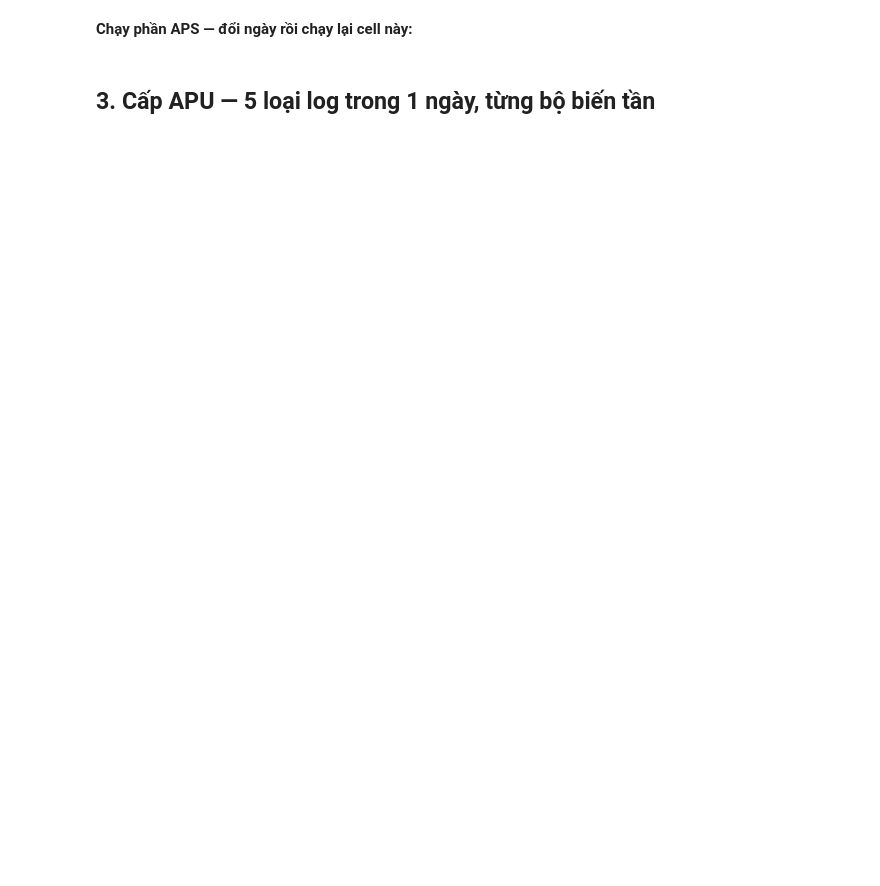
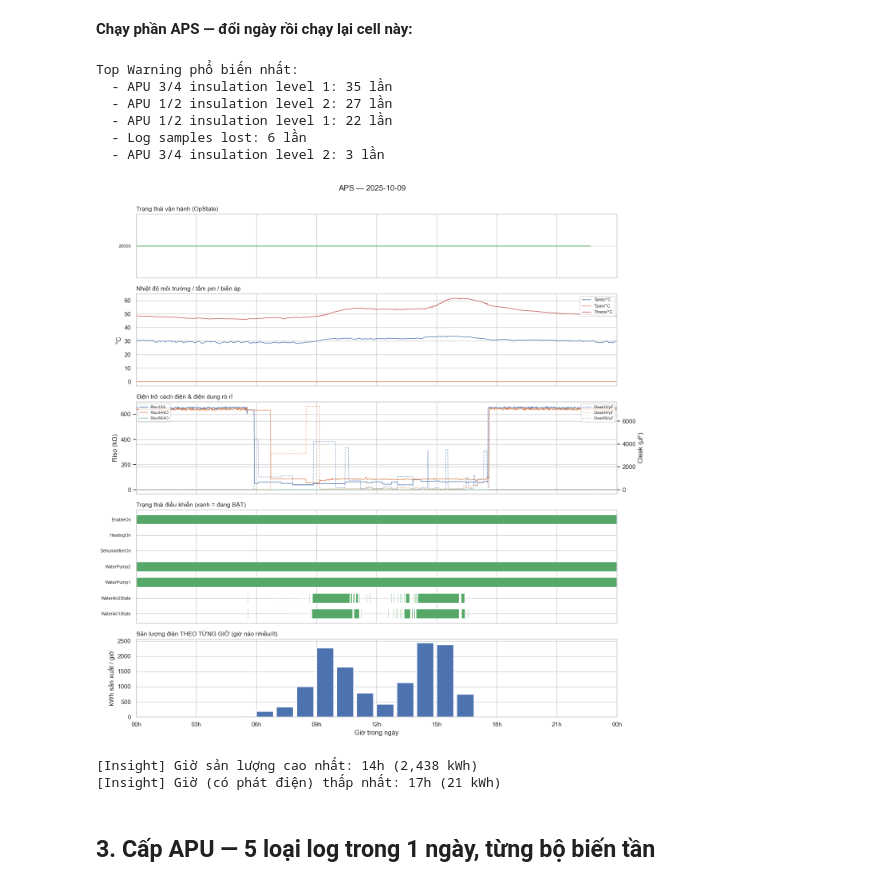
Before and after one commit to nguyenquynhanh10267-debug/PV, a Jupyter notebook: day_dashboard_full.ipynb, the cells around one changed output. Saved outputs shown, nothing was run; the diff lists cells and outputs as text; code cells hidden in the pictures; blank space fills up the shorter version.

```diff
--- a/day_dashboard_full.ipynb
+++ b/day_dashboard_full.ipynb
@@ -358,10 +366,20 @@ print("Da dinh nghia plot_aps_events() va plot_aps_dashboard().")
 # %% [markdown]
 **Chạy phần APS — đổi ngày rồi chạy lại cell này:**
 # %%
-SELECTED_DATE = "2025-10-01"   # DOI NGAY O DAY
+SELECTED_DATE = "2025-10-09"   # DOI NGAY O DAY
 
 plot_aps_events(SELECTED_DATE)
 plot_aps_dashboard(SELECTED_DATE)
+# %% [output]
+Top Warning phổ biến nhất:
+  - APU 3/4 insulation level 1: 35 lần
+  - APU 1/2 insulation level 2: 27 lần
+  - APU 1/2 insulation level 1: 22 lần
+  - Log samples lost: 6 lần
+  - APU 3/4 insulation level 2: 3 lần
+[figure, added]
+[Insight] Giờ sản lượng cao nhất: 14h (2,438 kWh)
+[Insight] Giờ (có phát điện) thấp nhất: 17h (21 kWh)
 # %% [markdown]
 ## 3. Cấp APU — 5 loại log trong 1 ngày, từng bộ biến tần
 # %%
```
Also changed, not shown: parts of 10 cells of this notebook.
